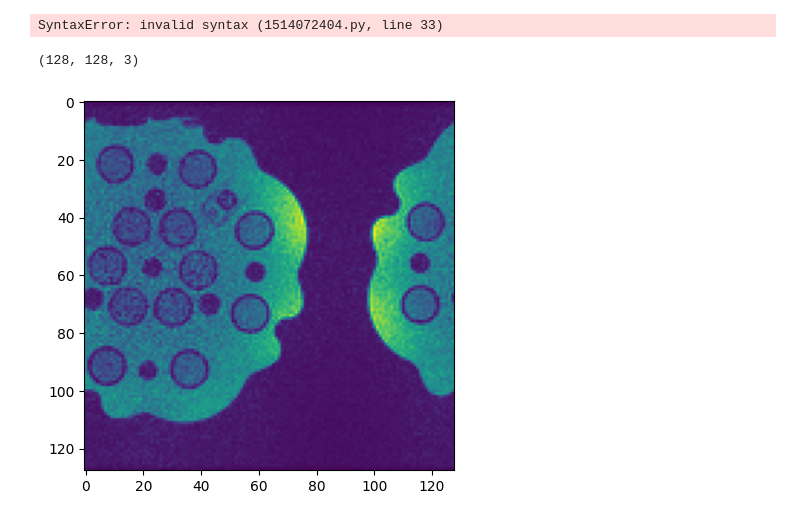
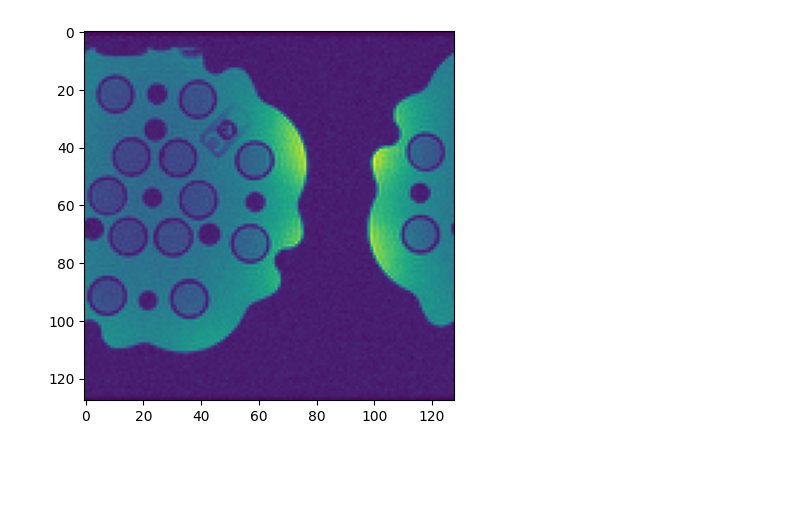
Before and after one commit to AdaptiveMRILab/MultibandMRI, a Jupyter notebook: dev_grappa.ipynb, the cells around one changed output. Drawn from its saved outputs; the diff is of its cells as text; code cells hidden in the pictures; blank space fills up the shorter version.

Commit message:
sense grappa implemented

```diff
--- a/dev_grappa.ipynb
+++ b/dev_grappa.ipynb
@@ -54,33 +54,39 @@ data[:,2::3,:,0] = data[:,2::3,:,0] * np.exp(1j*4*np.pi/3)
 data[:,1::3,:,2] = data[:,1::3,:,2] * np.exp(-1j*2*np.pi/3)
 data[:,2::3,:,2] = data[:,2::3,:,2] * np.exp(-1j*4*np.pi/3)
 
-nacs = 32
+nacs = 16
 i1 = int(data.shape[1]/2 - nacs/2)
 i2 = i1 + nacs
 calib_data = data[:,i1:i2,...]
 
 target = torch.tensor(calib_data.transpose(3,2,0,1), dtype=torch.complex64, device=device)
 
-g = grappa(target, accel=(1,4), kernel_size=(1,4), tik=0.0, final_matrix_size=(128,128))
+g = grappa(target, accel=(1,2), kernel_size=(5,4), tik=0.0, final_matrix_size=(128,128))
-# %% [output]
-SyntaxError: invalid syntax (1514072404.py, line 33)
 # %%
 aliased_data_orig = torch.tensor(data.transpose(3,2,0,1), dtype=torch.complex64, device=device)
 aliased_data = aliased_data_orig.clone()
-aliased_data[...,1::4] = 0.0
-aliased_data[...,2::4] = 0.0
-aliased_data[...,3::4] = 0.0
+
+# aliased_data[...,1::4] = 0.0
+# aliased_data[...,2::4] = 0.0
+# aliased_data[...,3::4] = 0.0
+
+# aliased_data[...,1::3] = 0.0
+# aliased_data[...,2::3] = 0.0
+
+# aliased_data[...,1::2] = 0.0
+
 aliased_data[...,32:96] = aliased_data_orig[...,32:96]
 
-recon = g.apply(aliased_data).cpu().numpy().transpose(2,3,0,1)
-recon = ifft2d(recon, dims=(0,1))
+ksp_interp = g.apply(aliased_data, tmp_shifts=(0,0)).cpu().numpy().transpose(2,3,0,1)
+recon = ifft2d(ksp_interp, dims=(0,1))
 recon = np.sqrt(np.sum(np.abs(recon * recon.conj()), axis=-1))
 
-print(recon.shape)
+# plt.figure()
+# plt.imshow(np.log10(np.abs(ksp_interp[:,:,1,0])))
+# plt.show()
 
 plt.figure()
 plt.imshow(recon[:,:,0])
 plt.show()
 # %% [output]
-(128, 128, 3)
-[figure, old version]
+[figure, new version]
```
Also changed, not shown: parts of 3 cells of this notebook, 3 other files.
